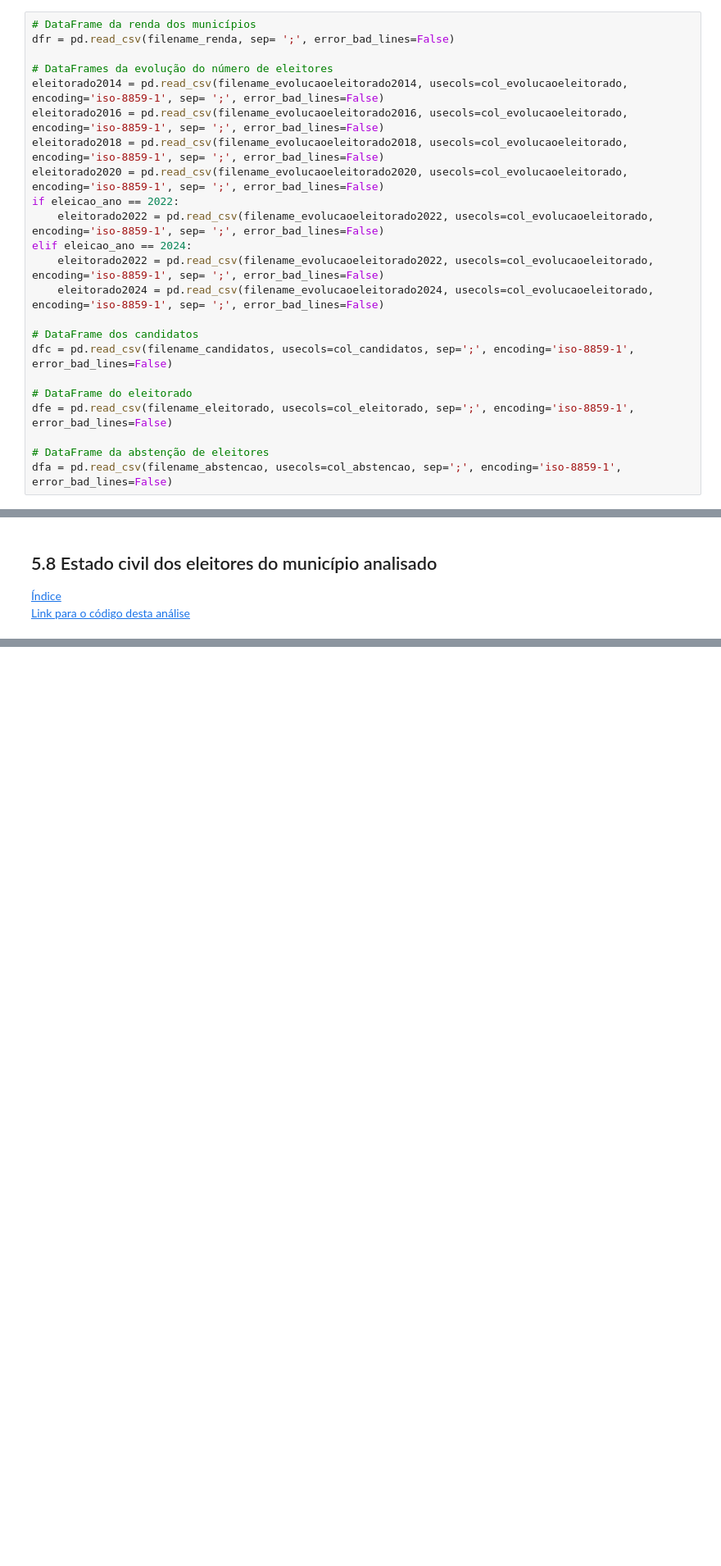
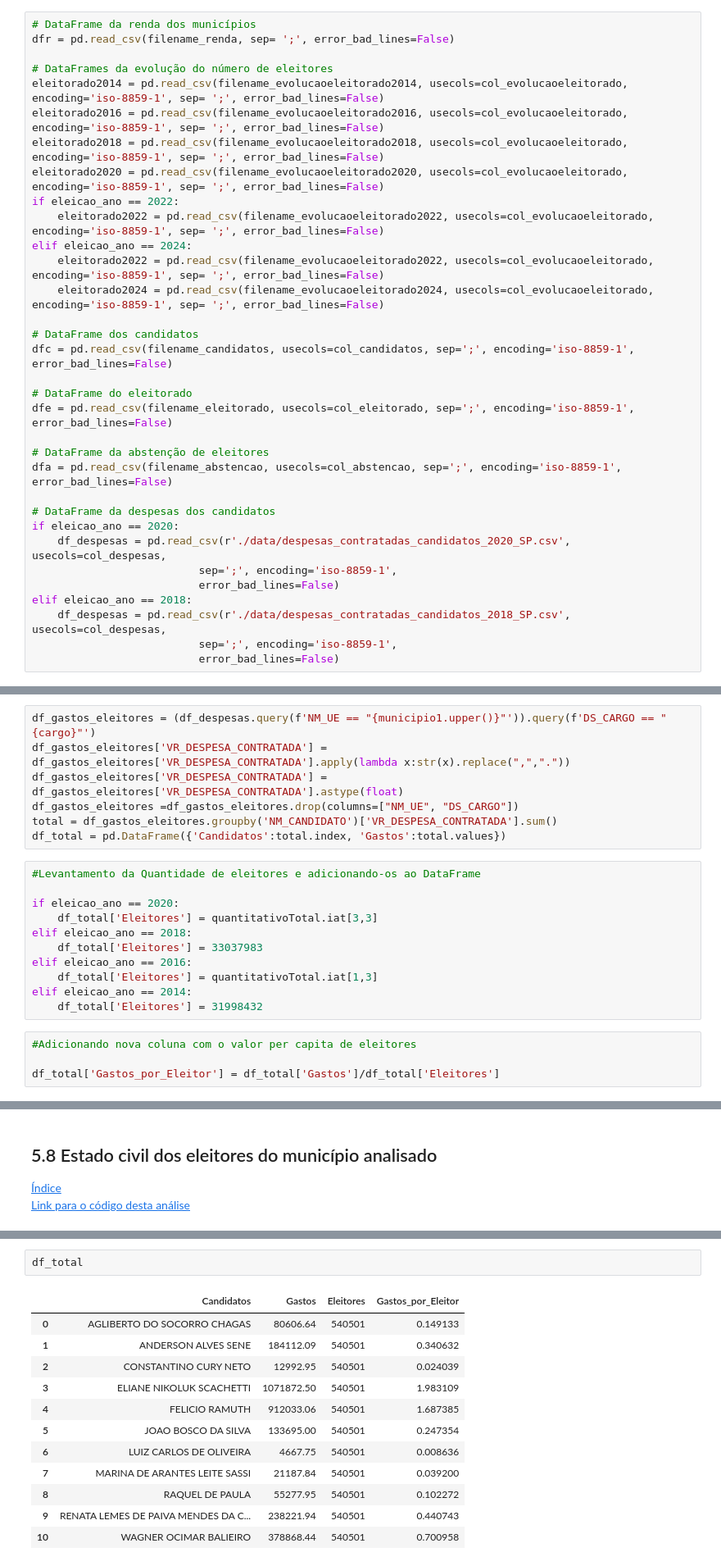
Before and after one commit to Equipe-01-DSM-2021/projeto-integrador-2021-1, a Jupyter notebook: jupyter-notebooks/AnaliseDadosEleitorais.ipynb, the cells around one changed output, grey strips where cells are left out. Shown at 82% size. Cells and saved outputs as stored; diff of their text form; blank space fills up the shorter version.

Commit message:
Adição de Análise de Gastos por Eleitor dos Candidados

```diff
--- a/jupyter-notebooks/AnaliseDadosEleitorais.ipynb
+++ b/jupyter-notebooks/AnaliseDadosEleitorais.ipynb
@@ -338,6 +342,16 @@ dfe = pd.read_csv(filename_eleitorado, usecols=col_eleitorado, sep=';', encoding
 
 # DataFrame da abstenção de eleitores
 dfa = pd.read_csv(filename_abstencao, usecols=col_abstencao, sep=';', encoding='iso-8859-1', error_bad_lines=False)
+
+# DataFrame da despesas dos candidatos
+if eleicao_ano == 2020:
+    df_despesas = pd.read_csv(r'./data/despesas_contratadas_candidatos_2020_SP.csv', usecols=col_despesas,
+                          sep=';', encoding='iso-8859-1',
+                          error_bad_lines=False)
+elif eleicao_ano == 2018:
+    df_despesas = pd.read_csv(r'./data/despesas_contratadas_candidatos_2018_SP.csv', usecols=col_despesas,
+                          sep=';', encoding='iso-8859-1',
+                          error_bad_lines=False)
 # %% [markdown]
 E vamos filtrar o município declarado na [seção inputs](#municipios):
 # %%
@@ -945,0 +980,22 @@ for index_nomesocial in range(len(df_nomesocial)):
+# %%
+df_gastos_eleitores = (df_despesas.query(f'NM_UE == "{municipio1.upper()}"')).query(f'DS_CARGO == "{cargo}"')
+df_gastos_eleitores['VR_DESPESA_CONTRATADA'] = df_gastos_eleitores['VR_DESPESA_CONTRATADA'].apply(lambda x:str(x).replace(",","."))
+df_gastos_eleitores['VR_DESPESA_CONTRATADA'] = df_gastos_eleitores['VR_DESPESA_CONTRATADA'].astype(float)
+df_gastos_eleitores =df_gastos_eleitores.drop(columns=["NM_UE", "DS_CARGO"])
+total = df_gastos_eleitores.groupby('NM_CANDIDATO')['VR_DESPESA_CONTRATADA'].sum()
+df_total = pd.DataFrame({'Candidatos':total.index, 'Gastos':total.values})
+# %%
+#Levantamento da Quantidade de eleitores e adicionando-os ao DataFrame
+
+if eleicao_ano == 2020:
+    df_total['Eleitores'] = quantitativoTotal.iat[3,3]
+elif eleicao_ano == 2018:
+    df_total['Eleitores'] = 33037983
+elif eleicao_ano == 2016:
+    df_total['Eleitores'] = quantitativoTotal.iat[1,3]
+elif eleicao_ano == 2014:
+    df_total['Eleitores'] = 31998432
+# %%
+#Adicionando nova coluna com o valor per capita de eleitores
+
+df_total['Gastos_por_Eleitor'] = df_total['Gastos']/df_total['Eleitores']
@@ -1322,0 +1380,15 @@ Em SÃO JOSÉ DOS CAMPOS, estavam inscritos 34 eleitores com nome social no ano
+# %%
+df_total
+# %% [output]
+|  | Candidatos | Gastos | Eleitores | Gastos_por_Eleitor |
+| 0 | AGLIBERTO DO SOCORRO CHAGAS | 80606.64 | 540501 | 0.149133 |
+| 1 | ANDERSON ALVES SENE | 184112.09 | 540501 | 0.340632 |
+| 2 | CONSTANTINO CURY NETO | 12992.95 | 540501 | 0.024039 |
+| 3 | ELIANE NIKOLUK SCACHETTI | 1071872.50 | 540501 | 1.983109 |
+| 4 | FELICIO RAMUTH | 912033.06 | 540501 | 1.687385 |
+| 5 | JOAO BOSCO DA SILVA | 133695.00 | 540501 | 0.247354 |
+| 6 | LUIZ CARLOS DE OLIVEIRA | 4667.75 | 540501 | 0.008636 |
+| 7 | MARINA DE ARANTES LEITE SASSI | 21187.84 | 540501 | 0.039200 |
+| 8 | RAQUEL DE PAULA | 55277.95 | 540501 | 0.102272 |
+| 9 | RENATA LEMES DE PAIVA MENDES DA C... | 238221.94 | 540501 | 0.440743 |
+| 10 | WAGNER OCIMAR BALIEIRO | 378868.44 | 540501 | 0.700958 |
```
Also changed, not shown: parts of 17 cells of this notebook.
